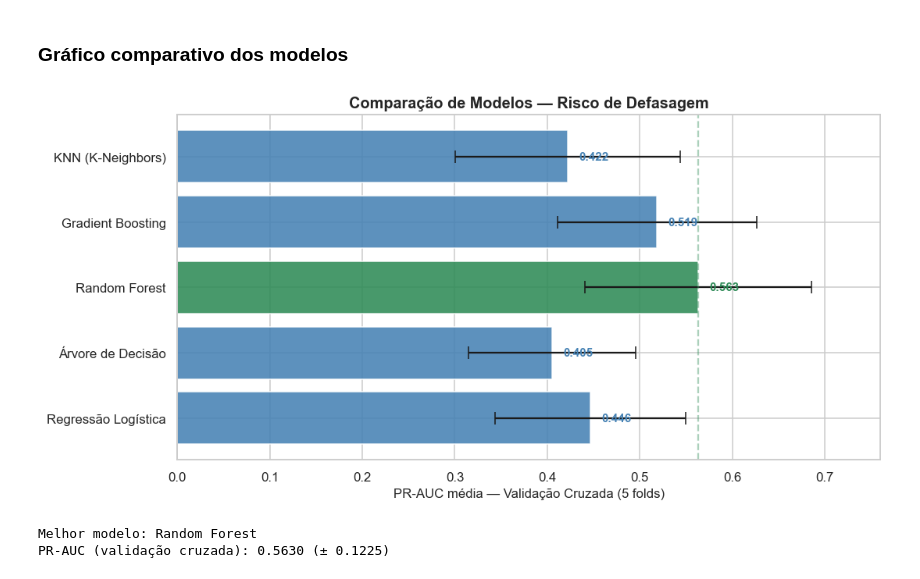
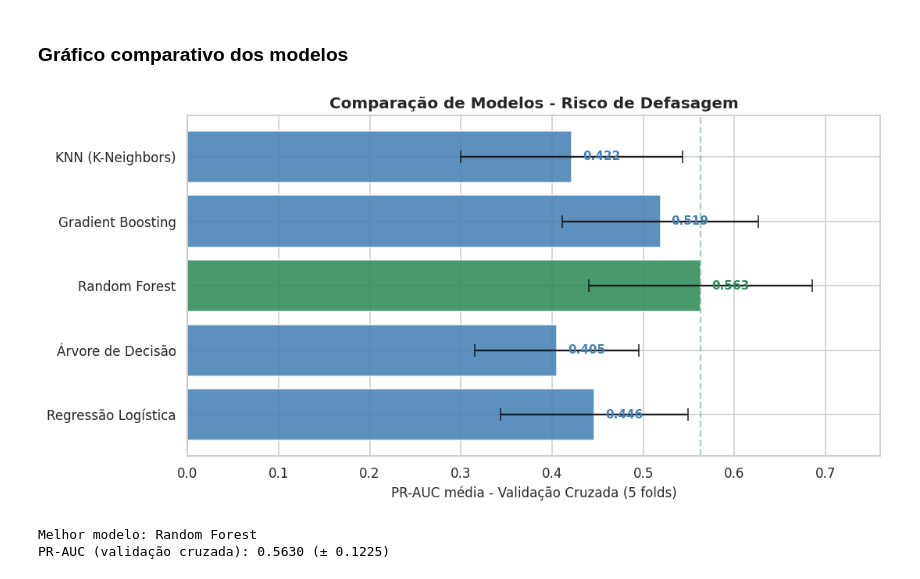
Before and after one commit to jnssena/datathon_2026, a Jupyter notebook: datathon_passos_magicos.ipynb, the cells around one changed output. Drawn from its saved outputs; the diff is of its cells as text; code cells hidden in the pictures.

```diff
--- a/datathon_passos_magicos.ipynb
+++ b/datathon_passos_magicos.ipynb
@@ -945,7 +941,7 @@ notas = painel.groupby("ano")[["nota_mat", "nota_por", "nota_ing"]].mean()
 eixo = notas.plot(kind="bar", figsize=(9, 3.4), width=0.75,
                   color=[COR["alerta"], COR["principal"], COR["ok"]])
 eixo.set_title("Nota média por disciplina")
-eixo.set_ylabel("nota (0–10)")
+eixo.set_ylabel("nota (0-10)")
 eixo.tick_params(axis="x", rotation=0)
 eixo.legend(["Matemática", "Português", "Inglês"], fontsize=8)
 for container in eixo.containers:
@@ -973,8 +969,8 @@ for eixo, (x, y) in zip(eixos[:2], [("IEG", "IDA"), ("IEG", "IPV")]):
                 line_kws={"color": COR["alerta"], "lw": 2})
     r = dados_2024[x].corr(dados_2024[y])
     eixo.set_title(f"{NOME_INDICADOR[x]} × {NOME_INDICADOR[y]}  (r = {r:.2f})")
-    eixo.set_xlabel(f"{x} — {NOME_INDICADOR[x]}")
-    eixo.set_ylabel(f"{y} — {NOME_INDICADOR[y]}")
+    eixo.set_xlabel(f"{x} ({NOME_INDICADOR[x]})")
+    eixo.set_ylabel(f"{y} ({NOME_INDICADOR[y]})")
 
 # correlação do IEG com todo o resto, ano a ano
 correlacoes = pd.DataFrame({
@@ -1067,7 +1063,7 @@ eixos[0].legend(fontsize=8)
 
 # faixas de IPS × probabilidade de queda
 faixa_ips = pd.cut(com_futuro["IPS"], bins=[0, 4, 5, 6, 7, 8, 10],
-                   labels=["<4", "4–5", "5–6", "6–7", "7–8", "8–10"])
+                   labels=["<4", "4-5", "5-6", "6-7", "7-8", "8-10"])
 risco_ips = com_futuro.groupby(faixa_ips, observed=True).agg(
     alunos=("IPS", "size"), pct_queda=("caiu_inde", "mean"),
 )
@@ -1679,28 +1675,28 @@ for nome, pipeline in modelos.items():
 # %%
 nomes = list(resultados.keys())
 medias = [resultados[n]["media"] for n in nomes]
 desvios = [resultados[n]["std"] for n in nomes]
 melhor_idx = int(np.argmax(medias))
 
 fig, ax = plt.subplots(figsize=(10, 5))
 cores = ["seagreen" if i == melhor_idx else "steelblue" for i in range(len(nomes))]
 barras = ax.barh(nomes, medias, xerr=desvios, color=cores,
                  edgecolor="white", capsize=5, alpha=0.88)
 
 for i, (barra, media) in enumerate(zip(barras, medias)):
     ax.text(media + 0.012, barra.get_y() + barra.get_height() / 2,
             f"{media:.3f}", va="center", fontsize=10,
             color="seagreen" if i == melhor_idx else "steelblue", fontweight="bold")
 
 ax.axvline(x=max(medias), color="seagreen", linestyle="--", alpha=0.4)
-ax.set_xlabel("PR-AUC média — Validação Cruzada (5 folds)", fontsize=11)
-ax.set_title("Comparação de Modelos — Risco de Defasagem", fontsize=13)
+ax.set_xlabel("PR-AUC média - Validação Cruzada (5 folds)", fontsize=11)
+ax.set_title("Comparação de Modelos - Risco de Defasagem", fontsize=13)
 ax.set_xlim(0, max(medias) * 1.35)
 
 plt.tight_layout()
 plt.show()
 # %% [output]
-[figure, old version]
+[figure, new version]
 # %%
 # seleciona automaticamente o melhor modelo pela maior PR-AUC média
 nome_melhor = max(resultados, key=lambda n: resultados[n]["media"])
```
Also changed, not shown: parts of 38 cells of this notebook, 1 other file.
